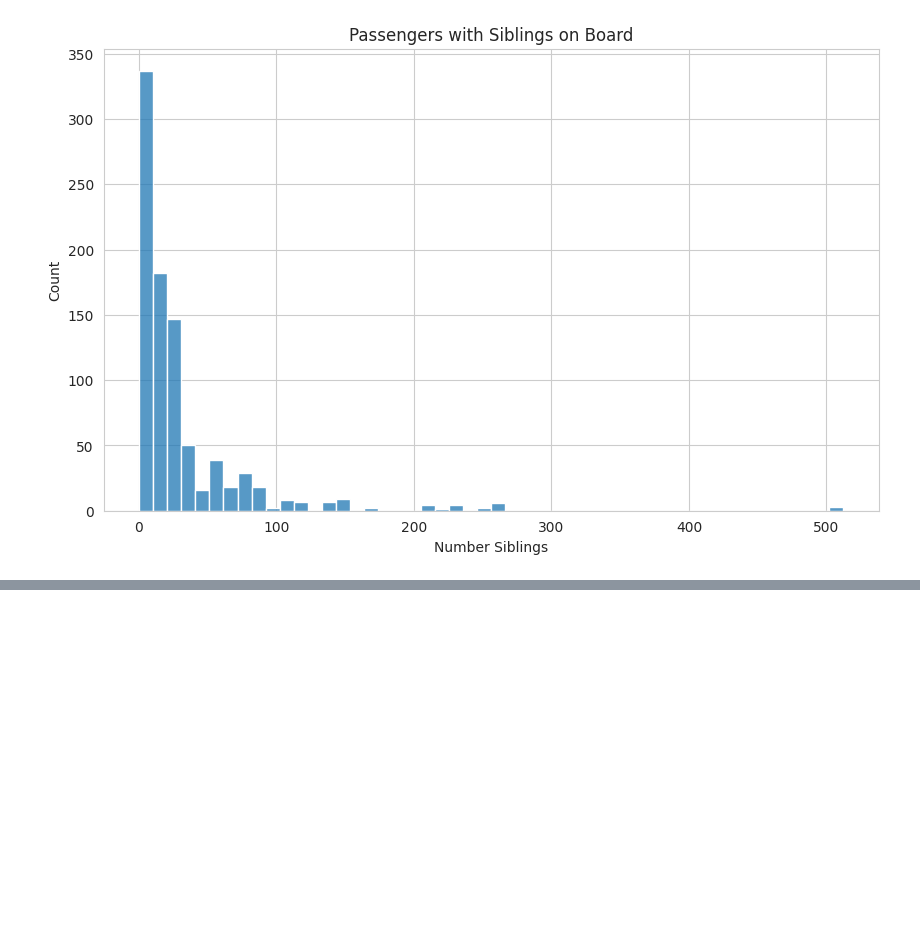
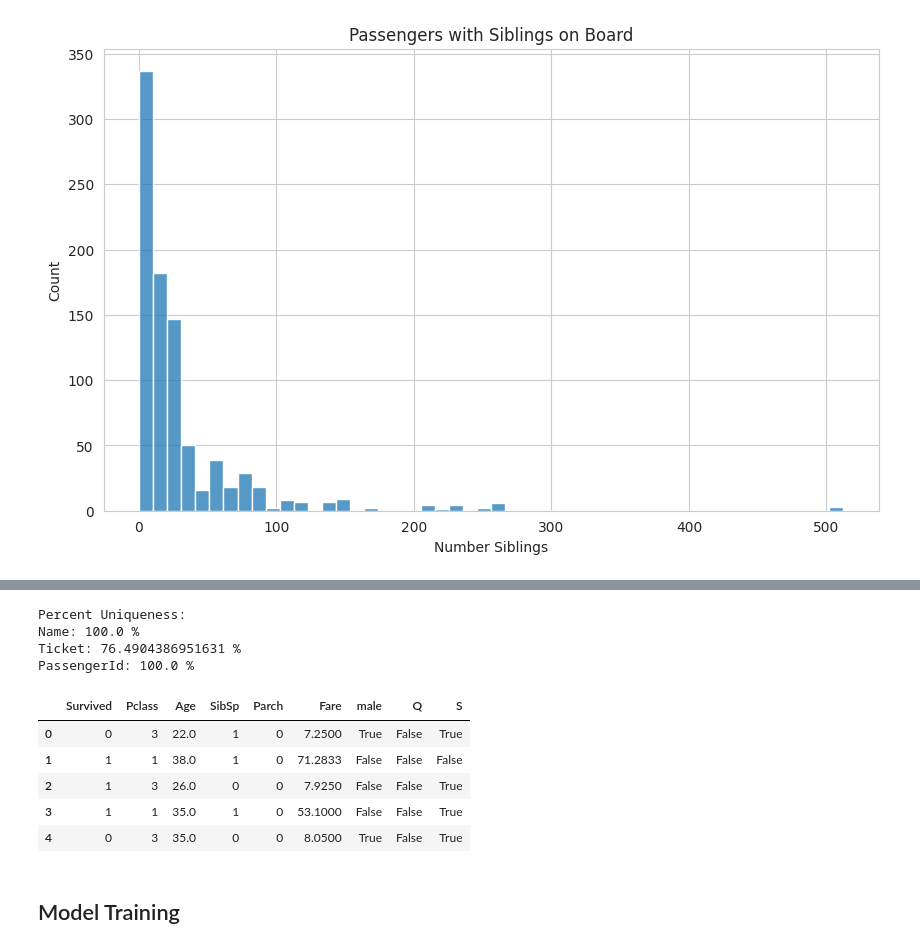
Before and after one commit to thomaspurk/python-ml-examples, a Jupyter notebook: SciKit_Learn_Logistic_Regression_Demo.ipynb, the cells around one changed output, grey strips where cells are left out. Drawn from its saved outputs; the diff is of its cells as text; code cells hidden in the pictures; blank space fills up the shorter version.

```diff
--- a/SciKit_Learn_Logistic_Regression_Demo.ipynb
+++ b/SciKit_Learn_Logistic_Regression_Demo.ipynb
@@ -178,0 +207,21 @@ histplot(data=None, *, x=None, y=None, hue=None, weights=None, stat='count', bin
+# %%
+# One-hot Encode Categorical Features
+
+sex = pd.get_dummies(
+    data=df['Sex'],
+    drop_first=True # Avoid milti-colinearity
+)
+
+embarked = pd.get_dummies(
+    data=df['Embarked'],
+    drop_first=True # Avoid milti colinearity
+)
+
+# Concatonate the new columns with the original DataFrame
+df = pd.concat(
+    objs=[df,sex,embarked],
+    axis=1
+)
+
+# Validate
+df.head()
@@ -178,0 +235,39 @@ histplot(data=None, *, x=None, y=None, hue=None, weights=None, stat='count', bin
+# %%
+# Are the Name, PassengerID, or Ticket Feature practicle to encode?
+# Highly unique values would create too many columns
+
+print(f'Percent Uniqueness: ')
+print(f'Name: {df.Name.nunique() / len(df) * 100} %')
+print(f'Ticket: {df.Ticket.nunique() / len(df) * 100} %')
+print(f'PassengerId: {df.PassengerId.nunique() / len(df) * 100} %')
+# %% [output]
+Percent Uniqueness:
+Name: 100.0 %
+Ticket: 76.4904386951631 %
+PassengerId: 100.0 %
+# %%
+# Remove features that have been encoded
+df.drop(
+    labels=['Sex','Embarked'],
+    axis=1,
+    inplace=True
+)
+
+# Remove categorical features that are not practicle to encode
+df.drop(
+    labels=['Name','Ticket','PassengerId'],
+    axis=1,
+    inplace=True
+)
+
+# Validate
+df.head()
+# %% [output]
+|  | Survived | Pclass | Age | SibSp | Parch | Fare | male | Q | S |
+| 0 | 0 | 3 | 22.0 | 1 | 0 | 7.2500 | True | False | True |
+| 1 | 1 | 1 | 38.0 | 1 | 0 | 71.2833 | False | False | False |
+| 2 | 1 | 3 | 26.0 | 0 | 0 | 7.9250 | False | False | True |
+| 3 | 1 | 1 | 35.0 | 1 | 0 | 53.1000 | False | False | True |
+| 4 | 0 | 3 | 35.0 | 0 | 0 | 8.0500 | True | False | True |
+# %% [markdown]
+## Model Training
```
Also changed, not shown: parts of 17 cells of this notebook.
